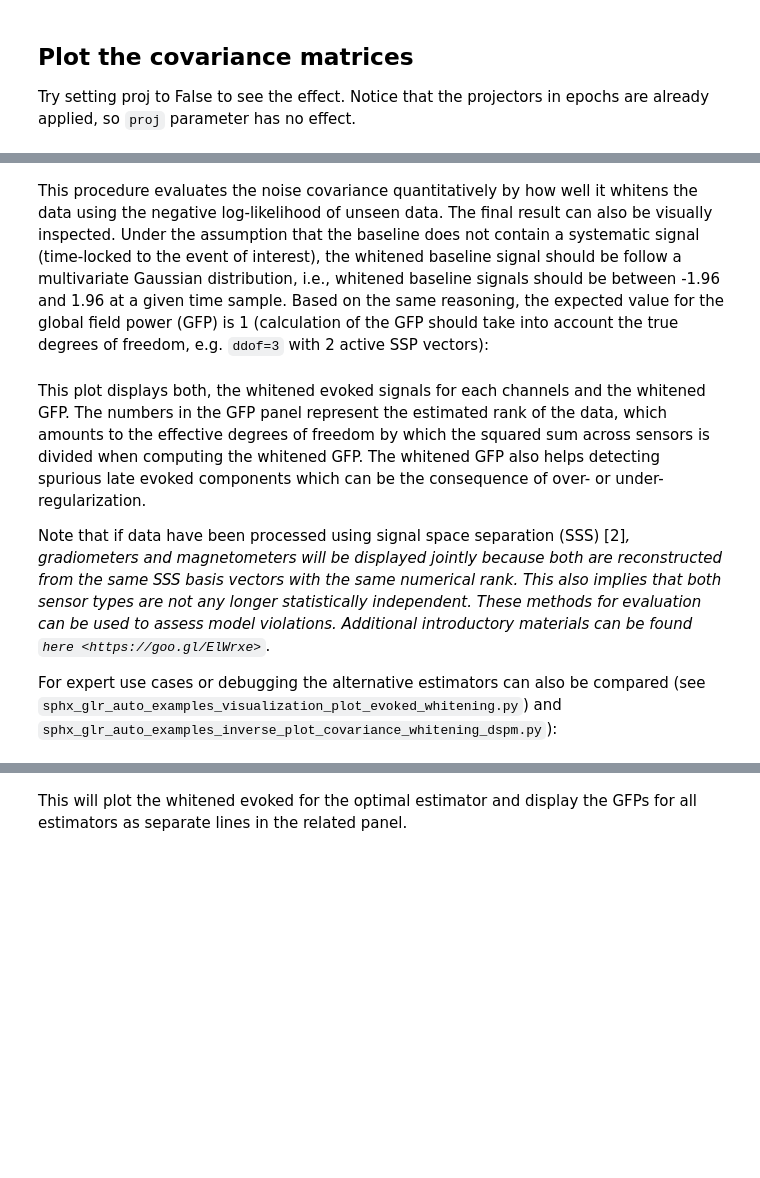
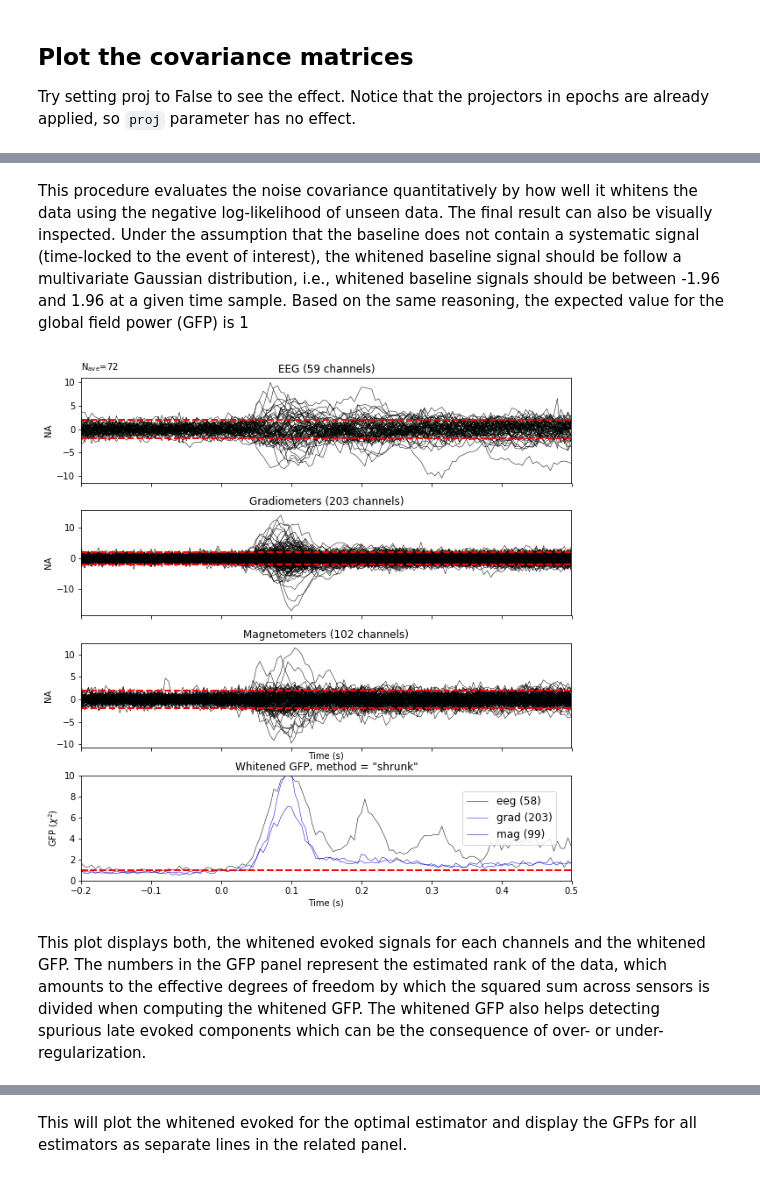
Before and after one commit to jasmainak/mne-workshop-brown, a Jupyter notebook: evoked_to_stc/cov.ipynb, the cells around one changed output, grey strips where cells are left out. Saved outputs shown, nothing was run; the diff lists cells and outputs as text; code cells hidden in the pictures; blank space fills up the shorter version.

```diff
--- a/evoked_to_stc/cov.ipynb
+++ b/evoked_to_stc/cov.ipynb
@@ -113,11 +180,12 @@ be follow a multivariate Gaussian distribution, i.e.,
 whitened baseline signals should be between -1.96 and 1.96 at a given time
 sample.
 Based on the same reasoning, the expected value for the global field power
-(GFP) is 1 (calculation of the GFP should take into account the true degrees
-of freedom, e.g. ``ddof=3`` with 2 active SSP vectors):
+(GFP) is 1
 # %%
 evoked = epochs.average()
-evoked.plot_white(noise_cov_reg, time_unit='s')
+evoked.plot_white(noise_cov_reg, time_unit='s', verbose=False);
+# %% [output]
+[figure, added]
 # %% [markdown]
 This plot displays both, the whitened evoked signals for each channels and
 the whitened GFP. The numbers in the GFP panel represent the estimated rank
@@ -125,18 +193,3 @@ of the data, which amounts to the effective degrees of freedom by which the
 squared sum across sensors is divided when computing the whitened GFP.
 The whitened GFP also helps detecting spurious late evoked components which
 can be the consequence of over- or under-regularization.
-
-Note that if data have been processed using signal space separation
-(SSS) [2]_,
-gradiometers and magnetometers will be displayed jointly because both are
-reconstructed from the same SSS basis vectors with the same numerical rank.
-This also implies that both sensor types are not any longer statistically
-independent.
-These methods for evaluation can be used to assess model violations.
-Additional
-introductory materials can be found `here <https://goo.gl/ElWrxe>`_.
-
-For expert use cases or debugging the alternative estimators can also be
-compared (see
-`sphx_glr_auto_examples_visualization_plot_evoked_whitening.py`) and
-`sphx_glr_auto_examples_inverse_plot_covariance_whitening_dspm.py`):
```
Also changed, not shown: parts of 29 cells of this notebook, 16 other files.
